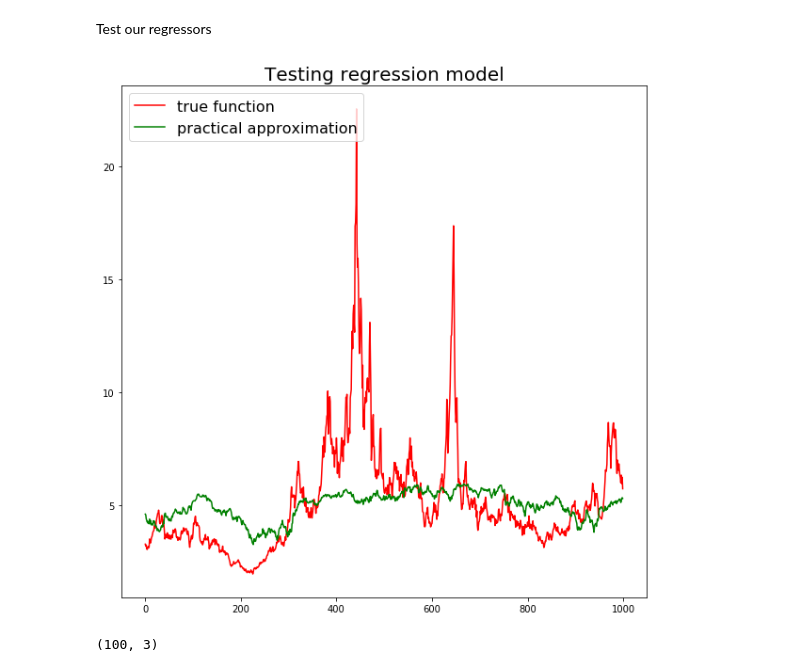
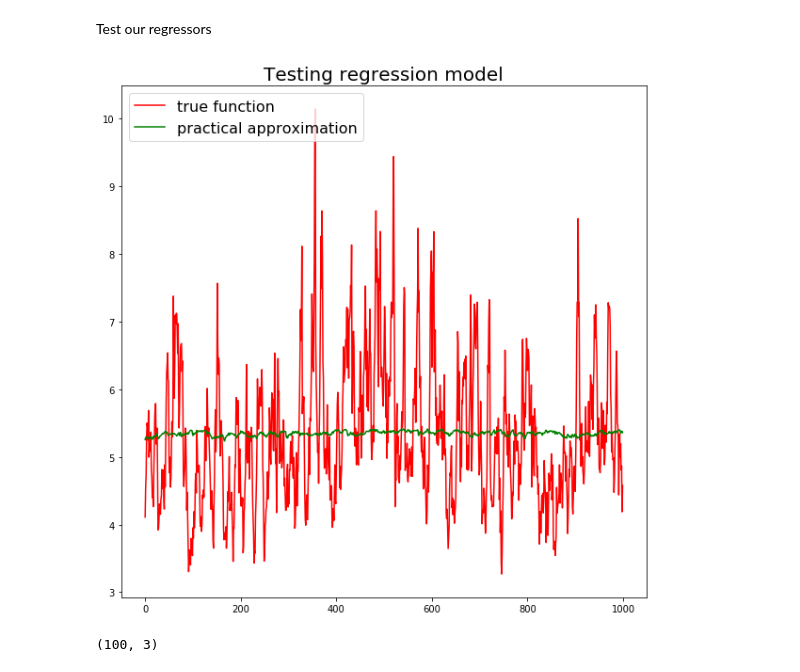
Before and after one commit to svsamsonov/VR-MCMC, a Jupyter notebook: Code/Lotka_Volterra_multidim_sincronized_noise.ipynb, the cells around one changed output. Cells and saved outputs as stored; diff of their text form; code cells hidden in the pictures.

```diff
--- a/Code/Lotka_Volterra_multidim_sincronized_noise.ipynb
+++ b/Code/Lotka_Volterra_multidim_sincronized_noise.ipynb
@@ -216,7 +216,7 @@ def approx_q(X_train,Y_train,N_traj_train,lag,max_deg):
     return coefs_poly
 # %%
 a = 0.5
-sig = 0.1
+sig = 0.05
 r_vect = np.array([4.0,3.0,1.0,0.5],dtype=float)
 rate_matr = np.array([[0.2,0.1,0.3,0.2],[0.1,0.2,0.1,0.3],[-0.2,-0.1,0.4,0.0],[-0.1,-0.3,0.0,0.4]],dtype=float)
 
@@ -290,7 +290,7 @@ n_traj_test = 100 # Number of independent MCMC trajectories for test
 f_type = "quadratic"
 K_max = 2 #max degree of Hermite polynomial
 S_max = 2 #max degree of polynomial during regression stage
-lag = 100 #maximal lag order
+lag = 50 #maximal lag order
 N_test = 2*10**3
 # %% [markdown]
 Sample discretized diffusion
@@ -391,16 +396,16 @@ plt.show()
 # %% [markdown]
 Test our regressors
 # %%
-cur_lag = 99
+cur_lag = 49
 N_pts = 1000
 plt.figure(figsize=(10, 10))
 plt.title("Testing regression model",fontsize=20)
 plt.plot(Y_train[0,cur_lag:N_pts+cur_lag,0],color='r',label='true function')
 plt.plot(regr_vals[cur_lag,:N_pts],color='g',label = 'practical approximation')
 plt.legend(loc = 'upper left',fontsize = 16)
 plt.show()
 # %% [output]
-[figure, old version]
+[figure, new version]
 # %%
 test_seed = 1453
 nbcores = multiprocessing.cpu_count()
```
Also changed, not shown: parts of 5 cells of this notebook, 14 other files.
